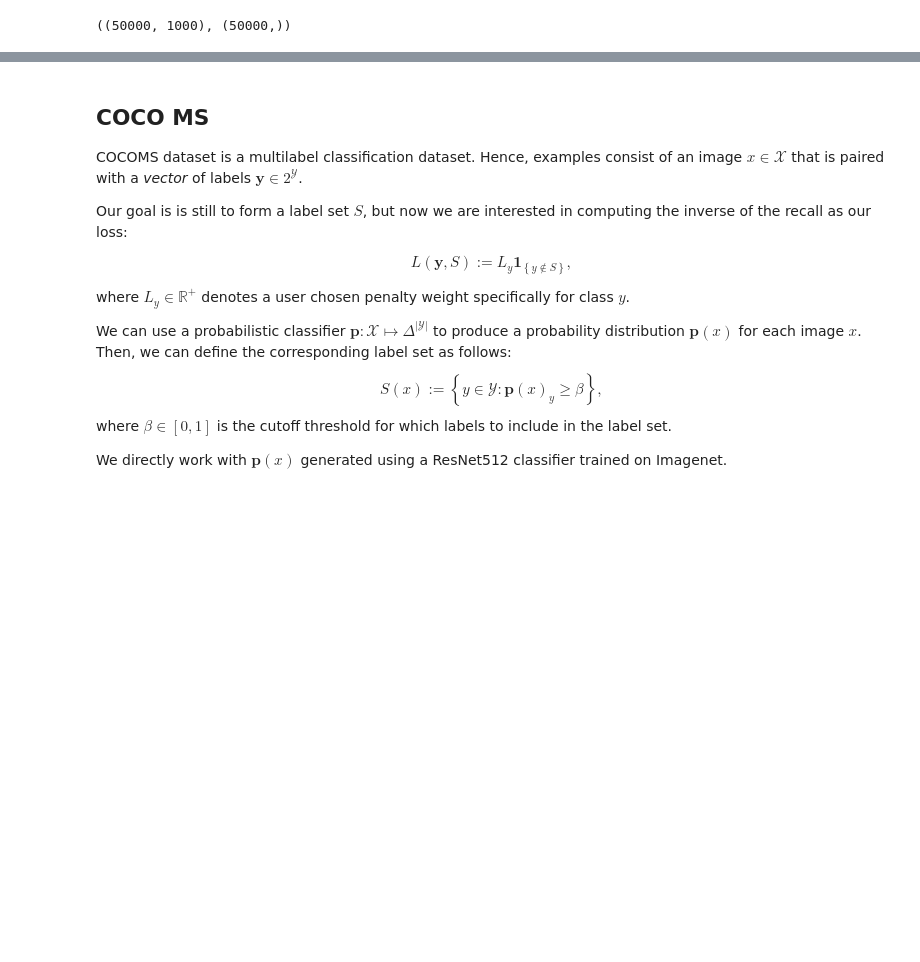
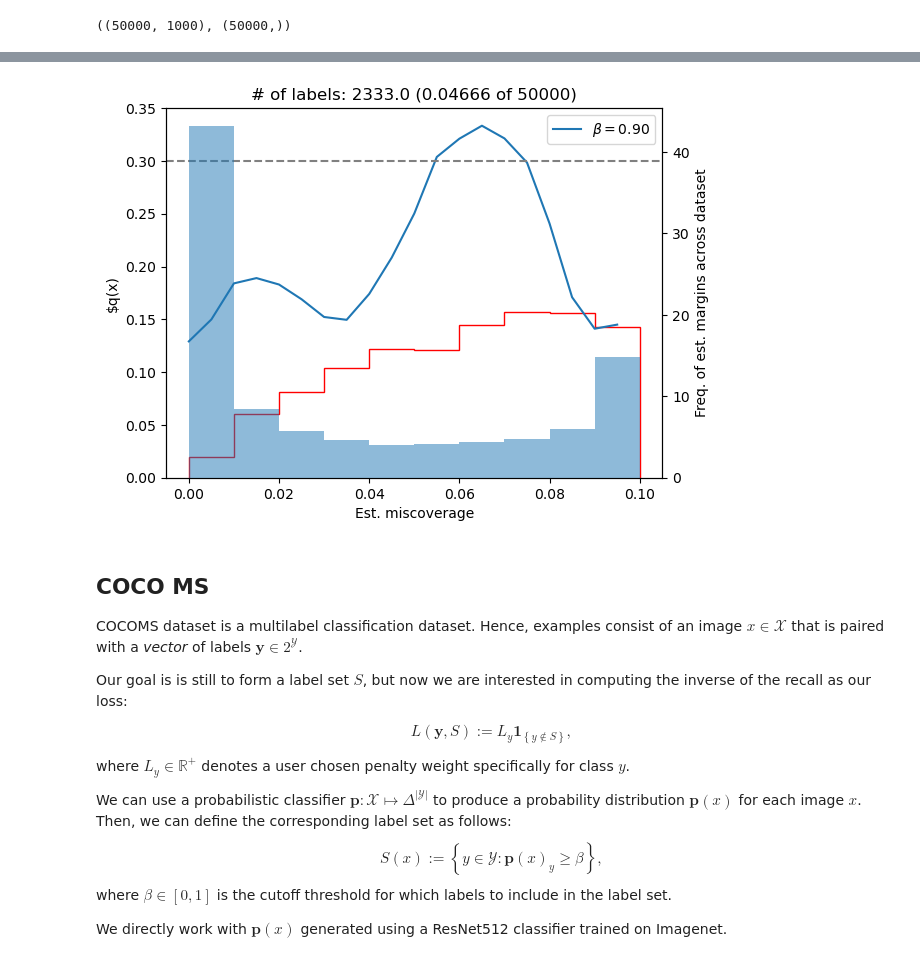
Before and after one commit to neilzxu/active-rcps, a Jupyter notebook: real_data.ipynb, the cells around one changed output, grey strips where cells are left out. Saved outputs shown, nothing was run; the diff lists cells and outputs as text; code cells hidden in the pictures; blank space fills up the shorter version.

Commit message:
Run single beta script + decouple components from notebook
beta ci as separate job

```diff
--- a/real_data.ipynb
+++ b/real_data.ipynb
@@ -234,11 +146,14 @@ def featurize(P, w, beta, knots_type='uneven'):
         est_loss_knots = torch.linspace(0, 1, 10)
 
     tbc = TopBetaCoverage(torch_w=w)
-    w_P_sq = (P ** 2) * w.reshape(1, -1)
+    w_P_sq = P * (w ** 2).reshape(1, -1)
 
     exc_sums = (w_P_sq * (~(tbc.beta_coverage_set(P, torch.Tensor([beta])))).int()).sum(dim=-1)
     beta_vec = torch.cat([digitize(beta, beta_knots), torch.ones(1)])
-    scale_factor = 1 if torch.all(beta_knots > beta) else (1 - beta_knots[torch.argmin((beta_knots <= beta).int())])
+    scale_factor = 1 if torch.all(beta_knots > beta) else (1 - beta_knots[torch.argmin((beta_knots <= beta).int()) - 1])
+    # print(est_loss_knots * scale_factor)
+    # print(exc_sums)
+    #print(beta, beta_knots, scale_factor, beta_knots <= beta)
 
     rvs = []
     for i in range(len(exc_sums)):
@@ -509,0 +303,77 @@ probe(minimaxes[2], featurize)
+# %%
+def make_probe_data(test_beta, weights, margin, featurize):
+    import torch
+    Xs = []
+    ps = []
+    temp_weights = torch.ones(1000)
+    for i in range(len(margin)):
+        temp_p = torch.zeros(1000)
+        temp_p[0] = test_beta + (1 - margin[i])
+        temp_p[1] = margin[i]
+        ps.append(temp_p.reshape(1, -1))
+        Xs.append(featurize(temp_p.reshape(1, -1), weights, test_beta).reshape(1, -1))
+
+    X = torch.concatenate(Xs)
+    p = torch.concatenate(ps)
+    return p, X
+
+def probe(minimax, featurize, scores, labels, budget):
+    import numpy as np
+    import matplotlib.pyplot as plt
+    import torch
+    from Risk import TopBetaCoverage
+
+    betas = np.arange(0.9, 1, 0.01)
+    margins = np.arange(0.00, 0.11, 0.005)
+    probe_datas = [make_probe_data(beta, torch.ones(1000), margins, featurize) for beta in betas]
+    results = []
+
+    for probe_data in probe_datas:
+        (Q, _), cons = minimax._primal_player.predict((probe_data, None))
+        results.append(Q.detach().numpy())
+
+    q_vals = np.array(results)
+    tbc = TopBetaCoverage()
+    cov_set = tbc.beta_coverage_set(torch.Tensor(scores), 0.9)
+    miscovers = ~(cov_set[np.arange(cov_set.shape[0]), labels])
+    est_miscovers = (torch.Tensor(scores) * (~(cov_set)).int()).sum(dim=-1).detach().numpy()
+
+    fig, ax = plt.figure(), plt.gca()
+    #for i in range(0, len(betas), 1):
+    i = 0
+    beta, q_val = betas[i], q_vals[i]
+    max_margin = 1 - beta
+    mask = margins <= max_margin
+    ax.plot(margins[mask], q_val[mask], label=f"$\\beta={beta:.2f}$")
+    twin_ax = ax.twinx()
+    _, bins, _ = twin_ax.hist(est_miscovers, alpha=0.5, density=True)
+
+    bin_indices = np.digitize(est_miscovers, bins)
+
+    bin_miscovers = []
+    for i in range(1, len(bins)):
+        bin_miscovers.append(torch.mean(miscovers[bin_indices == i].float()).detach().item())
+    print(bin_miscovers)
+    ax.stairs(bin_miscovers, bins, color='red')
+
+    twin_ax.set_ylabel('Freq. of est. margins across dataset')
+    ax.axhline(budget, linestyle='dashed', color='gray')
+    ax.set_xlabel('Est. miscoverage'), ax.set_ylabel('$q(x)')
+    ax.set_title(f'# of labels: {minimax._primal_player._suml} ({minimax._primal_player._suml / len(scores)} of {len(scores)})')
+    ax.legend()
+from Features import featurize
+probe(minimaxes_2[0], featurize, scores, labels, 0.3)
+# probe(minimaxes[1], featurize, scores, 0.3)
+
+
+# Plot CDFS instead of bar hist (or do disjoint bars for each bin)
+def visualize_single_beta(single_beta_data, single_beta_df):
+    import seaborn as sns
+    import matplotlib.pyplot as plt
+    plt.figure()
+    sns.ecdfplot(single_beta_df, x='Time', hue='Method')
+    plt.figure()
+    sns.ecdfplot(single_beta_df, x='Max Label', hue='Method')
+
+visualize_single_beta(single_beta_data, single_beta_df)
+# %% [output]
@@ -509,0 +382 @@ probe(minimaxes[2], featurize)
+[figure, added]
```
Also changed, not shown: parts of 6 cells of this notebook, 9 other files.
